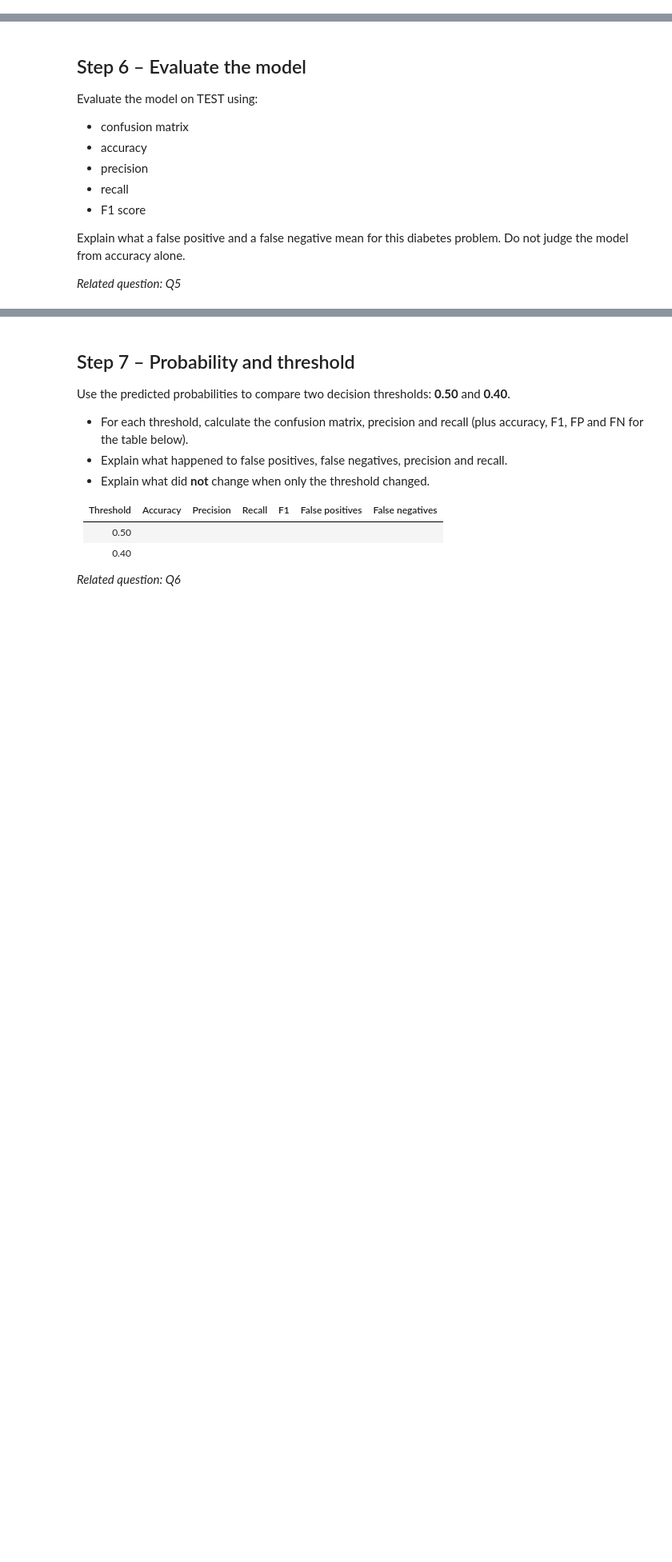
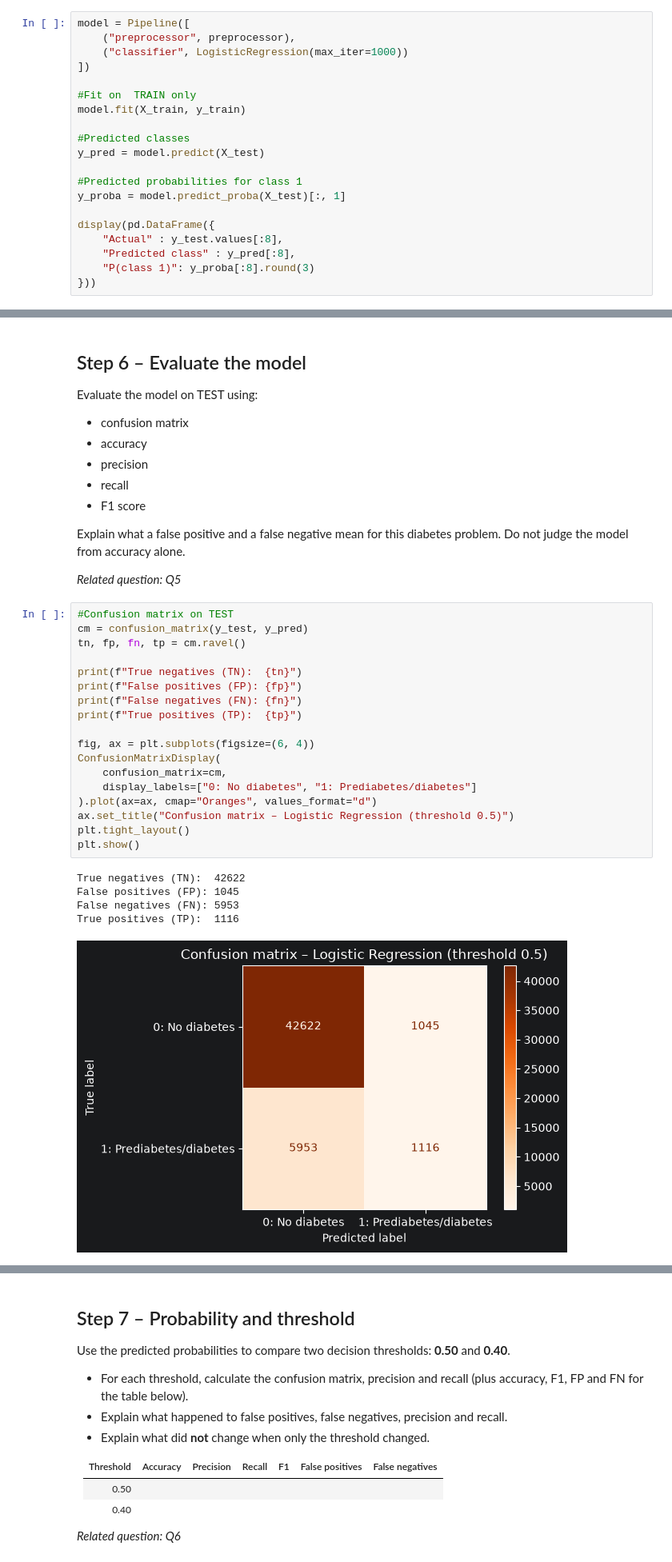
Before and after one commit to Frednos/Machine-Learning-Assignment-2, a Jupyter notebook: Assignment_2.ipynb, the cells around one changed output, grey strips where cells are left out. Shown at 80% size. Drawn from its saved outputs; the diff is of its cells as text; blank space fills up the shorter version.

```diff
--- a/Assignment_2.ipynb
+++ b/Assignment_2.ipynb
@@ -298,3 +341,23 @@ display(class_comparison.round(2))
 - Fit the complete Pipeline (preprocessing + Logistic Regression) using TRAIN.
 - Use `model.predict(X_test)` to obtain predicted classes.
 - Use `model.predict_proba(X_test)[:, 1]` to obtain predicted probabilities for class 1.
+# %%
+model = Pipeline([
+    ("preprocessor", preprocessor),
+    ("classifier", LogisticRegression(max_iter=1000))
+])
+
+#Fit on  TRAIN only
+model.fit(X_train, y_train)
+
+#Predicted classes
+y_pred = model.predict(X_test)
+
+#Predicted probabilities for class 1
+y_proba = model.predict_proba(X_test)[:, 1]
+
+display(pd.DataFrame({
+    "Actual" : y_test.values[:8],
+    "Predicted class" : y_pred[:8],
+    "P(class 1)": y_proba[:8].round(3)
+}))
@@ -312,3 +387,27 @@ Evaluate the model on TEST using:
 Explain what a false positive and a false negative mean for this diabetes problem. Do not judge the model from accuracy alone.
 
 *Related question: Q5*
+# %%
+#Confusion matrix on TEST
+cm = confusion_matrix(y_test, y_pred)
+tn, fp, fn, tp = cm.ravel()
+
+print(f"True negatives (TN):  {tn}")
+print(f"False positives (FP): {fp}")
+print(f"False negatives (FN): {fn}")
+print(f"True positives (TP):  {tp}")
+
+fig, ax = plt.subplots(figsize=(6, 4))
+ConfusionMatrixDisplay(
+    confusion_matrix=cm,
+    display_labels=["0: No diabetes", "1: Prediabetes/diabetes"]
+).plot(ax=ax, cmap="Oranges", values_format="d")
+ax.set_title("Confusion matrix – Logistic Regression (threshold 0.5)")
+plt.tight_layout()
+plt.show()
+# %% [output]
+True negatives (TN):  42622
+False positives (FP): 1045
+False negatives (FN): 5953
+True positives (TP):  1116
+[figure, added]
```
Also changed, not shown: parts of 11 cells of this notebook, 1 other file.
